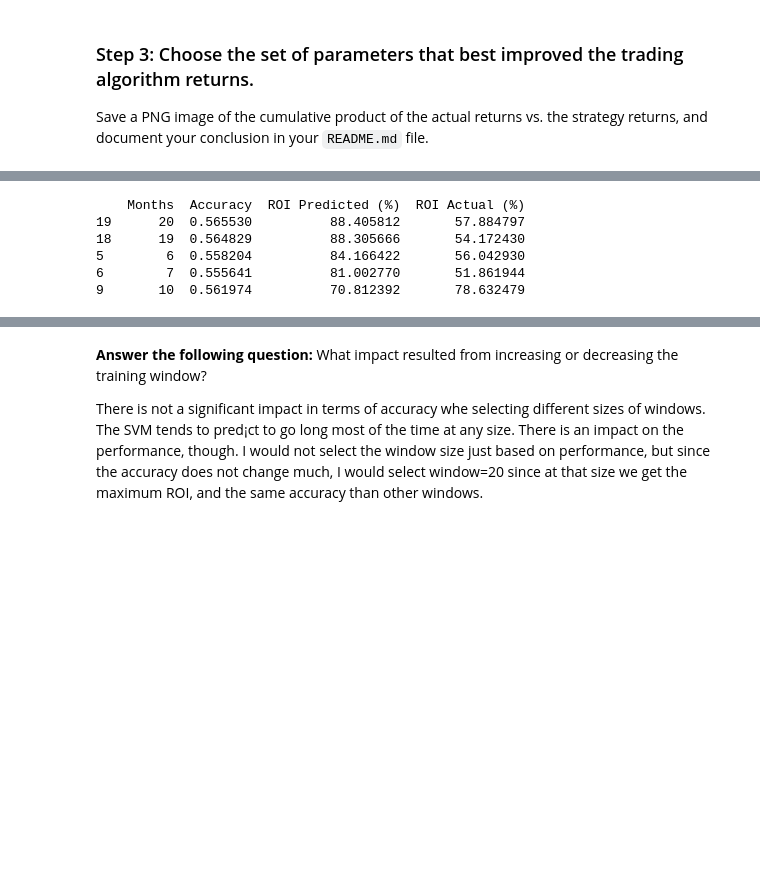
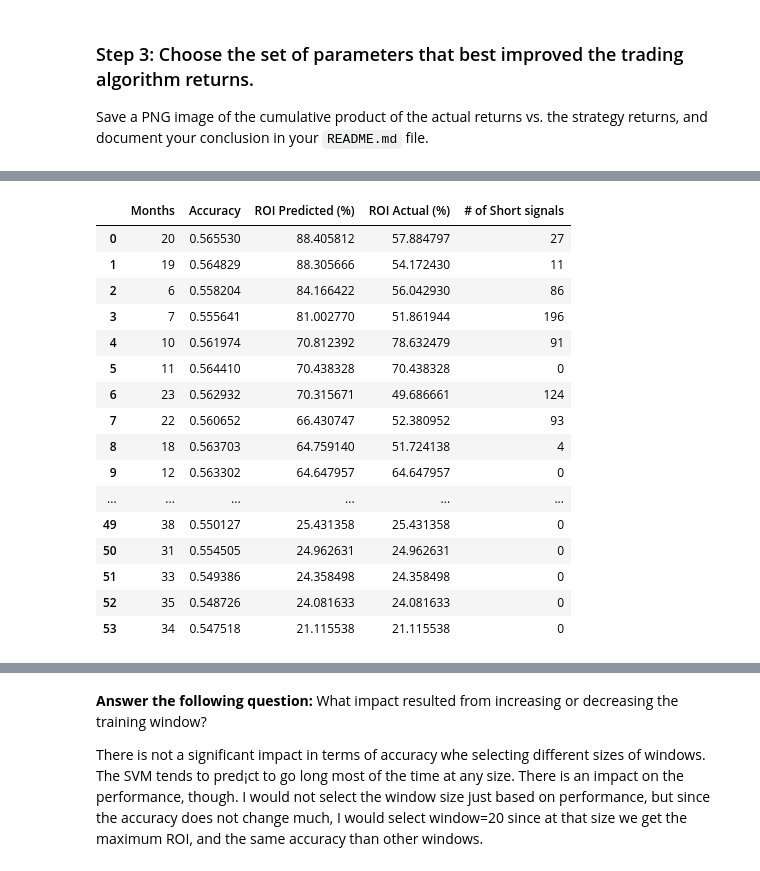
Before and after one commit to paocarvajal1912/Machine_Learning_Trading_Bot, a Jupyter notebook: machine_learning_trading_bot.ipynb, the cells around one changed output, grey strips where cells are left out. Saved outputs shown, nothing was run; the diff lists cells and outputs as text; code cells hidden in the pictures; blank space fills up the shorter version.

```diff
--- a/machine_learning_trading_bot.ipynb
+++ b/machine_learning_trading_bot.ipynb
@@ -405,12 +689,23 @@ KeyboardInterrupt:
 # %%
 results_slicing_df=pd.DataFrame(results_slicing)
 results_slicing_df.sort_values(by='ROI Predicted (%)', ascending=False, inplace=True)
-
-print(results_slicing_df.head())
+results_slicing_df.reset_index(drop=True,inplace=True)
+results_slicing_df
 # %% [output]
-    Months  Accuracy  ROI Predicted (%)  ROI Actual (%)
-19      20  0.565530          88.405812       57.884797
-18      19  0.564829          88.305666       54.172430
-5        6  0.558204          84.166422       56.042930
-6        7  0.555641          81.002770       51.861944
-9       10  0.561974          70.812392       78.632479
+|  | Months | Accuracy | ROI Predicted (%) | ROI Actual (%) | # of Short signals |
+| 0 | 20 | 0.565530 | 88.405812 | 57.884797 | 27 |
+| 1 | 19 | 0.564829 | 88.305666 | 54.172430 | 11 |
+| 2 | 6 | 0.558204 | 84.166422 | 56.042930 | 86 |
+| 3 | 7 | 0.555641 | 81.002770 | 51.861944 | 196 |
+| 4 | 10 | 0.561974 | 70.812392 | 78.632479 | 91 |
+| 5 | 11 | 0.564410 | 70.438328 | 70.438328 | 0 |
+| 6 | 23 | 0.562932 | 70.315671 | 49.686661 | 124 |
+| 7 | 22 | 0.560652 | 66.430747 | 52.380952 | 93 |
+| 8 | 18 | 0.563703 | 64.759140 | 51.724138 | 4 |
+| 9 | 12 | 0.563302 | 64.647957 | 64.647957 | 0 |
+| ... | ... | ... | ... | ... | ... |
+| 49 | 38 | 0.550127 | 25.431358 | 25.431358 | 0 |
+| 50 | 31 | 0.554505 | 24.962631 | 24.962631 | 0 |
+| 51 | 33 | 0.549386 | 24.358498 | 24.358498 | 0 |
+| 52 | 35 | 0.548726 | 24.081633 | 24.081633 | 0 |
+| 53 | 34 | 0.547518 | 21.115538 | 21.115538 | 0 |
```
Also changed, not shown: parts of 61 cells of this notebook, 12 other files.
